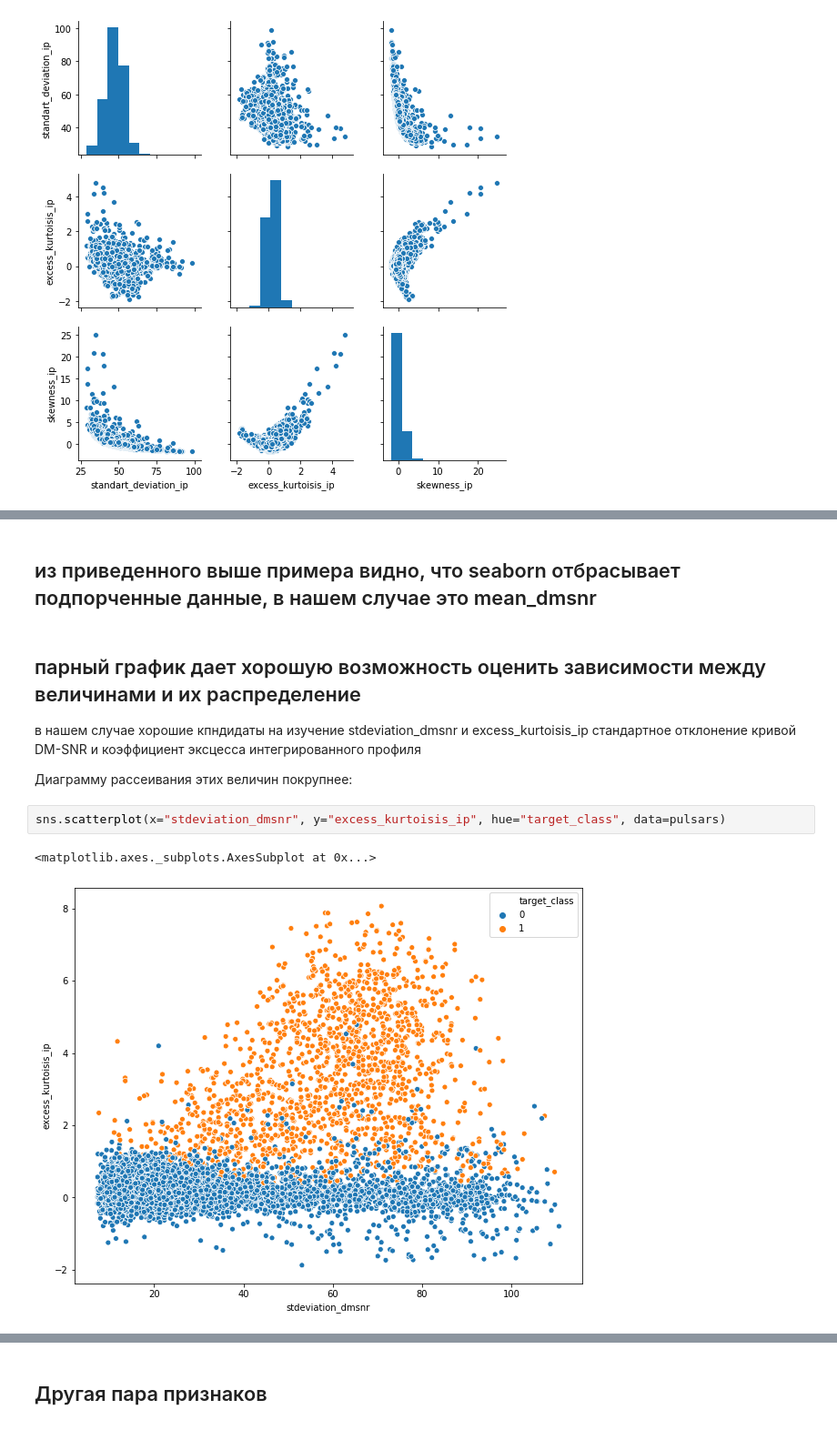
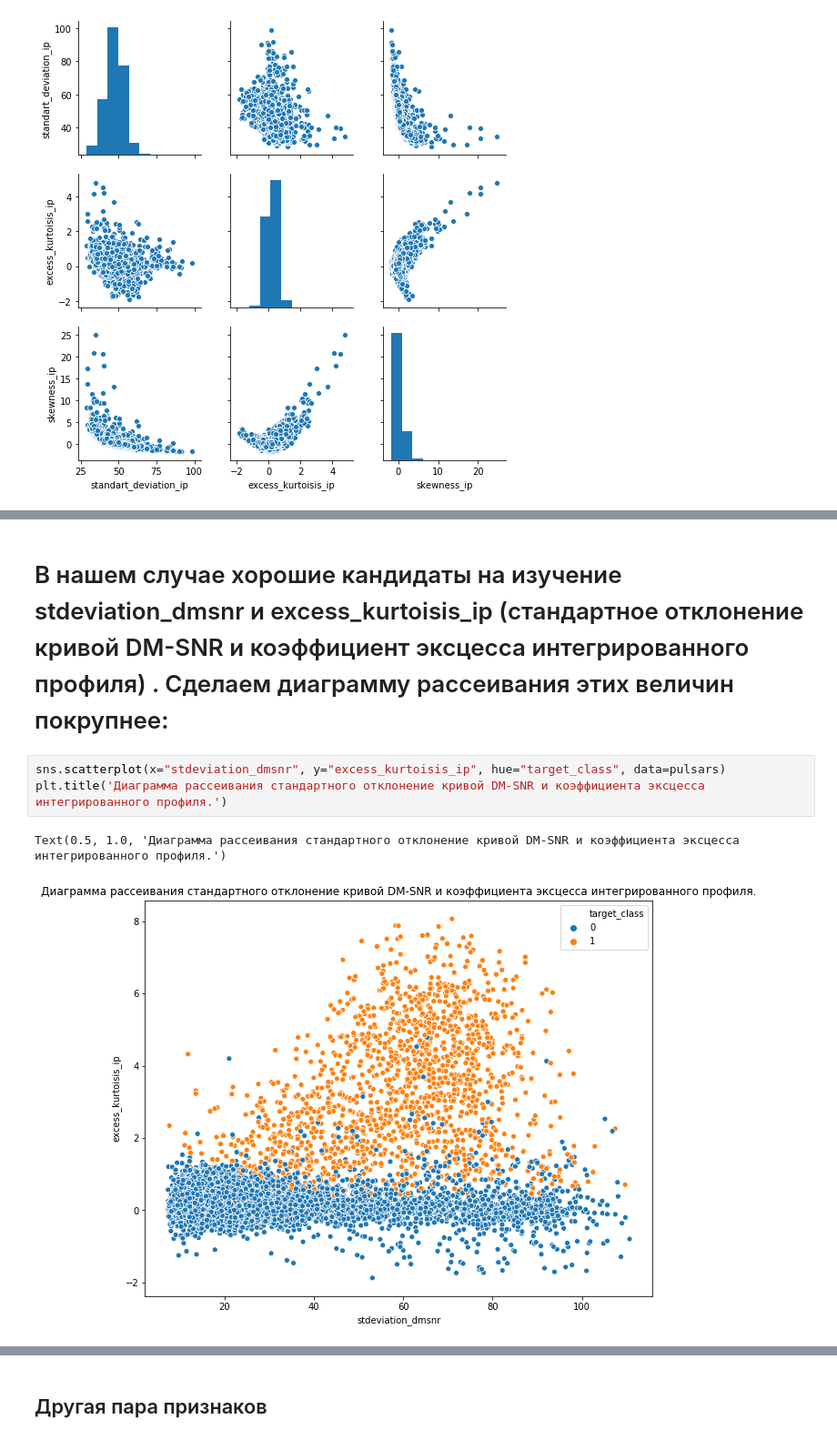
Before and after one commit to ikucherevsky/netology_pydata, a Jupyter notebook: python_visualization.ipynb, the cells around one changed output, grey strips where cells are left out. Shown at 91% size. Drawn from its saved outputs; the diff is of its cells as text.

```diff
--- a/python_visualization.ipynb
+++ b/python_visualization.ipynb
@@ -168,15 +186,11 @@ sns.pairplot(pulsars, hue="target_class", palette="husl")
-# %% [markdown]
-## из приведенного выше примера видно, что seaborn отбрасывает подпорченные данные, в нашем случае это mean_dmsnr
 # %% [markdown]
-## парный график дает хорошую возможность оценить зависимости между величинами и их распределение
-в нашем случае хорошие кпндидаты на изучение stdeviation_dmsnr и excess_kurtoisis_ip стандартное отклонение кривой DM-SNR и коэффициент эксцесса интегрированного профиля
-
-Диаграмму рассеивания этих величин покрупнее:
+# В нашем случае хорошие кандидаты на изучение stdeviation_dmsnr и excess_kurtoisis_ip (стандартное отклонение кривой DM-SNR и коэффициент эксцесса интегрированного профиля) . Сделаем диаграмму рассеивания этих величин покрупнее:
 # %%
 sns.scatterplot(x="stdeviation_dmsnr", y="excess_kurtoisis_ip", hue="target_class", data=pulsars)
+plt.title('Диаграмма рассеивания стандартного отклонение кривой DM-SNR и коэффициента эксцесса интегрированного профиля.')
 # %% [output]
-<matplotlib.axes._subplots.AxesSubplot at 0x...>
+Text(0.5, 1.0, 'Диаграмма рассеивания стандартного отклонение кривой DM-SNR и коэффициента эксцесса интегрированного профиля.')
-[figure, old version]
+[figure, new version]
 # %% [markdown]
 ## можно выбрать эти признаки для решения задачи классификации пульсаров, хорошо видно, что классы разделяются практически по прямой
 
```
Also changed, not shown: parts of 14 cells of this notebook, 1 other file.
